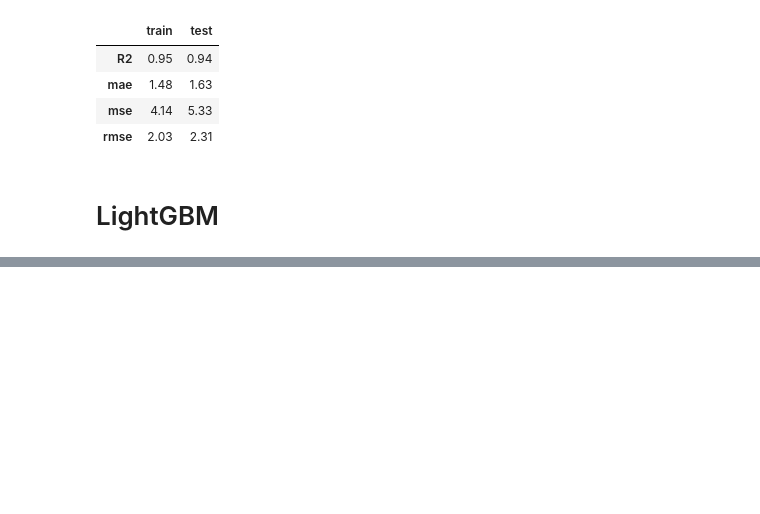
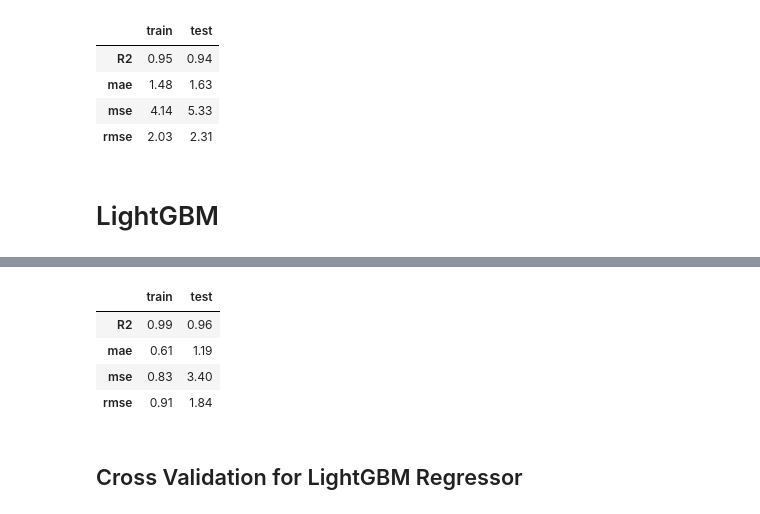
Before and after one commit to ayaramis/Portfolio, a Jupyter notebook: life_expectancy/life_expectancy_prediction.ipynb, the cells around one changed output, grey strips where cells are left out. Cells and saved outputs as stored; diff of their text form; code cells hidden in the pictures; blank space fills up the shorter version.

```diff
--- a/life_expectancy/life_expectancy_prediction.ipynb
+++ b/life_expectancy/life_expectancy_prediction.ipynb
@@ -529,0 +532,3 @@ train_val(xgb_pipe, X_train, y_train, X_test, y_test)
+# %%
+operations = [('preprocessor', preprocessor),('lgbm', LGBMRegressor(random_state=1))]
+lgbm_pipe = Pipeline(steps=operations).fit(X_train, y_train)
@@ -529,0 +541,10 @@ train_val(xgb_pipe, X_train, y_train, X_test, y_test)
+# %%
+train_val(lgbm_pipe, X_train, y_train, X_test, y_test)
+# %% [output]
+|  | train | test |
+| R2 | 0.99 | 0.96 |
+| mae | 0.61 | 1.19 |
+| mse | 0.83 | 3.40 |
+| rmse | 0.91 | 1.84 |
+# %% [markdown]
+## Cross Validation for LightGBM Regressor
```
Also changed, not shown: parts of 6 cells of this notebook.
